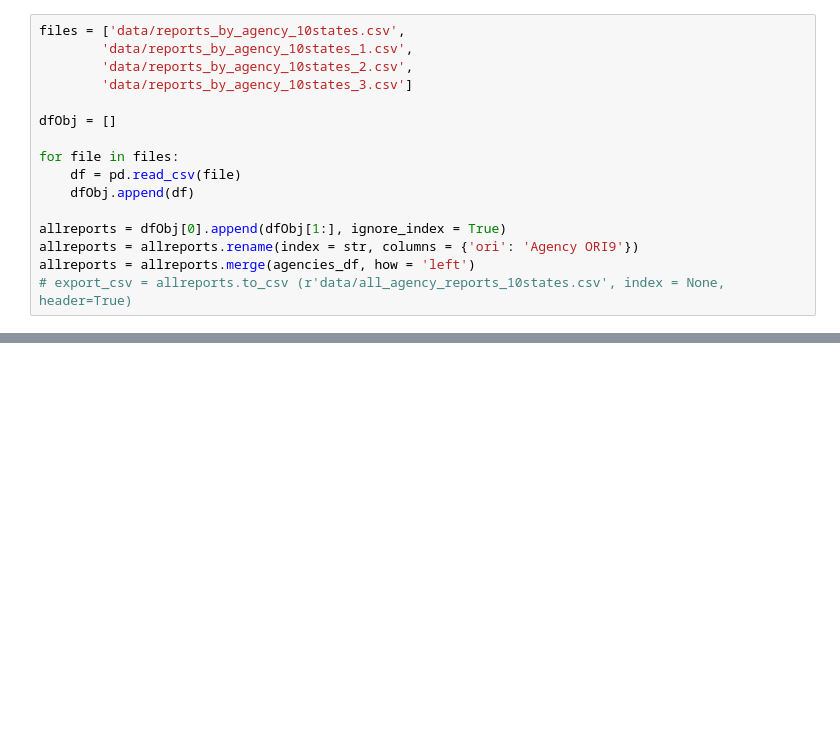
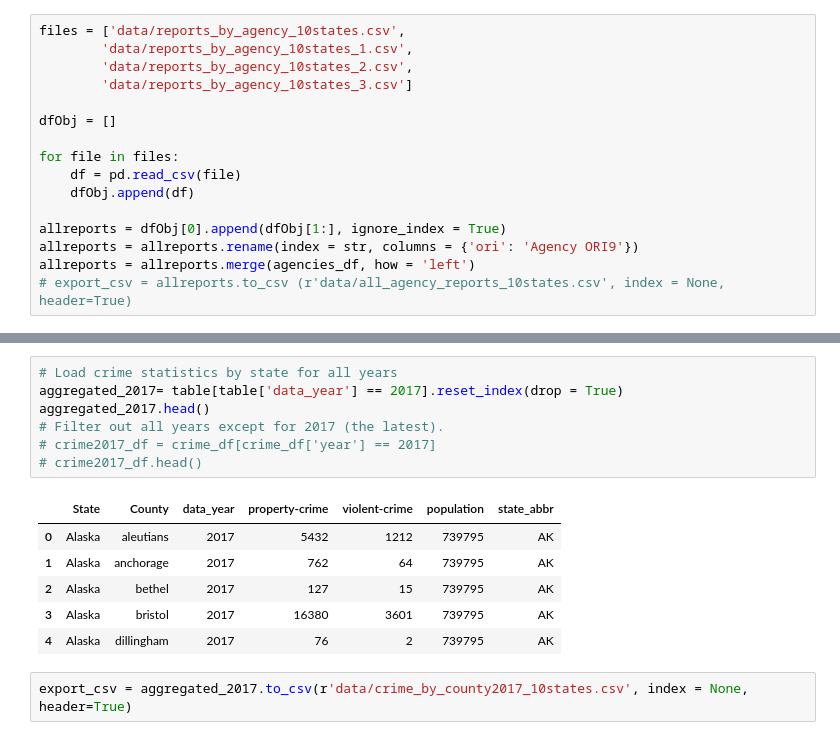
Before and after one commit to gilbertduenas/Data_Viz_Project, a Jupyter notebook: crime_explore/crime_analysis.ipynb, the cells around one changed output, grey strips where cells are left out. Cells and saved outputs as stored; diff of their text form; blank space fills up the shorter version.

```diff
--- a/crime_explore/crime_analysis.ipynb
+++ b/crime_explore/crime_analysis.ipynb
@@ -336,0 +392,16 @@ table.head(20)
+# %%
+# Load crime statistics by state for all years
+aggregated_2017= table[table['data_year'] == 2017].reset_index(drop = True)
+aggregated_2017.head()
+# Filter out all years except for 2017 (the latest).
+# crime2017_df = crime_df[crime_df['year'] == 2017]
+# crime2017_df.head()
+# %% [output]
+|  | State | County | data_year | property-crime | violent-crime | population | state_abbr |
+| 0 | Alaska | aleutians | 2017 | 5432 | 1212 | 739795 | AK |
+| 1 | Alaska | anchorage | 2017 | 762 | 64 | 739795 | AK |
+| 2 | Alaska | bethel | 2017 | 127 | 15 | 739795 | AK |
+| 3 | Alaska | bristol | 2017 | 16380 | 3601 | 739795 | AK |
+| 4 | Alaska | dillingham | 2017 | 76 | 2 | 739795 | AK |
+# %%
+export_csv = aggregated_2017.to_csv(r'data/crime_by_county2017_10states.csv', index = None, header=True)
```
Also changed, not shown: parts of 12 cells of this notebook, 6 other files.
